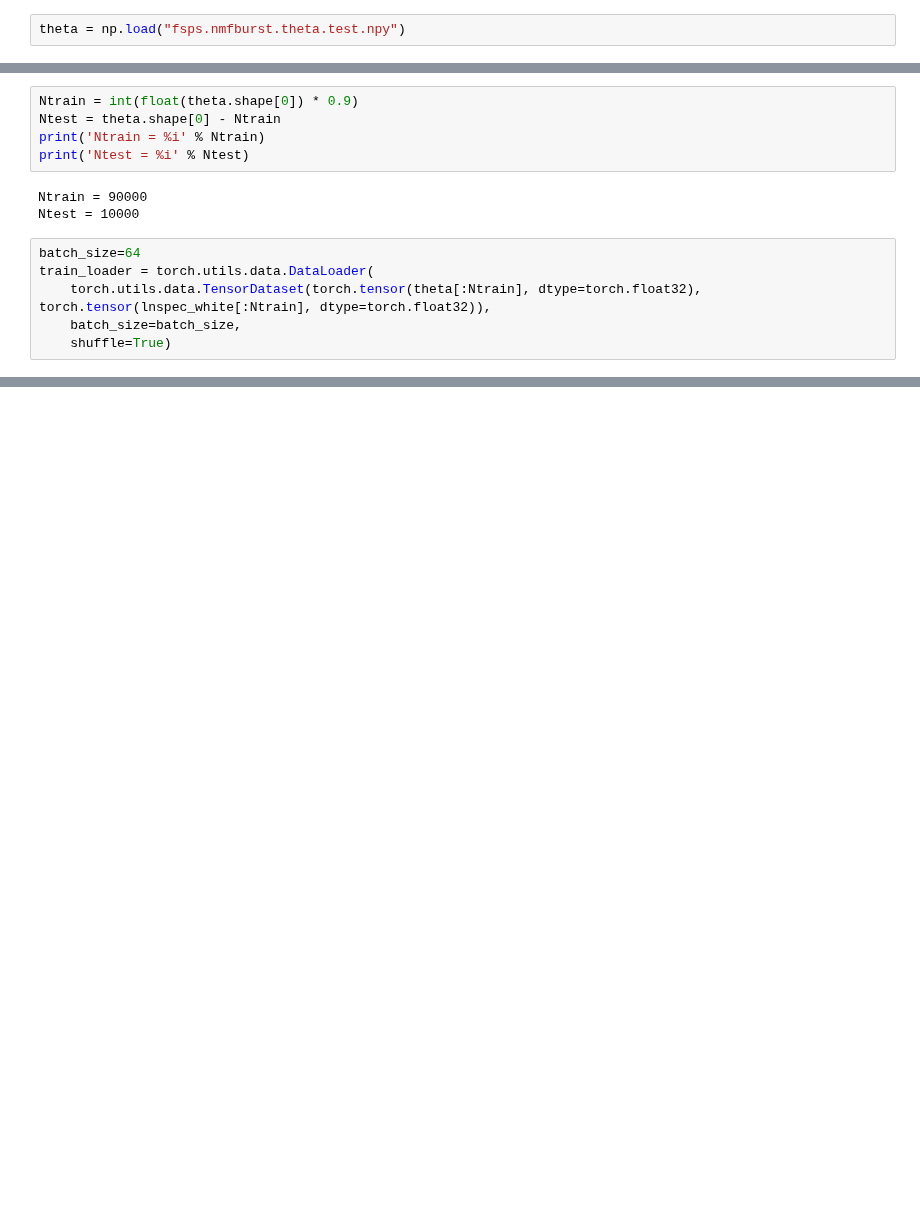
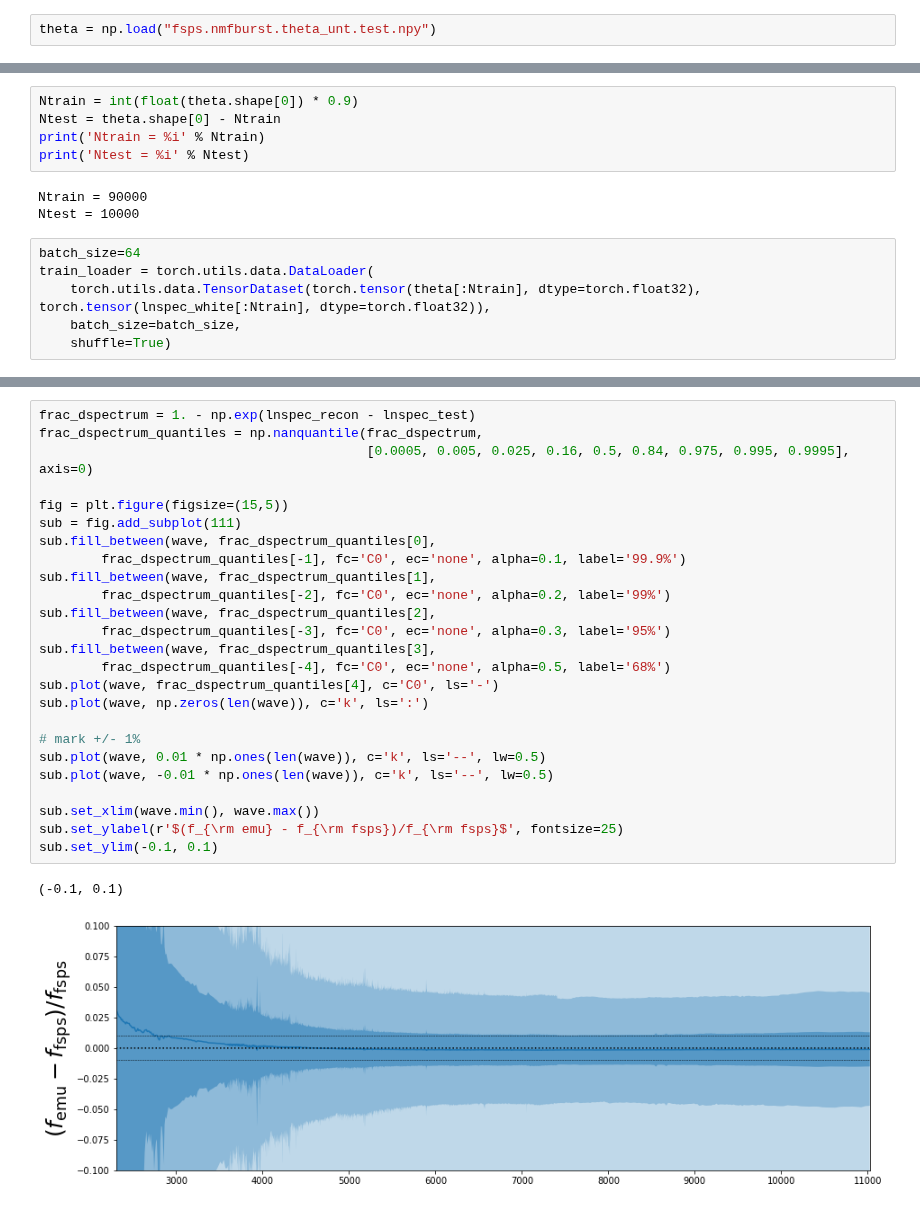
Before and after one commit to changhoonhahn/provabgs, a Jupyter notebook: nb/nmfburst_decoder.ipynb, the cells around one changed output, grey strips where cells are left out. Cells and saved outputs as stored; diff of their text form; blank space fills up the shorter version.

```diff
--- a/nb/nmfburst_decoder.ipynb
+++ b/nb/nmfburst_decoder.ipynb
@@ -25,5 +38,5 @@ from torch.nn import functional as F
 # %%
-theta = np.load("fsps.nmfburst.theta.test.npy")
+theta = np.load("fsps.nmfburst.theta_unt.test.npy")
 # %%
 # whiten the spectra
 mu_lnspec = np.mean(np.load('fsps.nmfburst.lnspectrum.test.npy'), axis=0)
@@ -158,0 +211,28 @@ Stopping
+# %%
+frac_dspectrum = 1. - np.exp(lnspec_recon - lnspec_test)
+frac_dspectrum_quantiles = np.nanquantile(frac_dspectrum,
+                                          [0.0005, 0.005, 0.025, 0.16, 0.5, 0.84, 0.975, 0.995, 0.9995], axis=0)
+
+fig = plt.figure(figsize=(15,5))
+sub = fig.add_subplot(111)
+sub.fill_between(wave, frac_dspectrum_quantiles[0],
+        frac_dspectrum_quantiles[-1], fc='C0', ec='none', alpha=0.1, label='99.9%')
+sub.fill_between(wave, frac_dspectrum_quantiles[1],
+        frac_dspectrum_quantiles[-2], fc='C0', ec='none', alpha=0.2, label='99%')
+sub.fill_between(wave, frac_dspectrum_quantiles[2],
+        frac_dspectrum_quantiles[-3], fc='C0', ec='none', alpha=0.3, label='95%')
+sub.fill_between(wave, frac_dspectrum_quantiles[3],
+        frac_dspectrum_quantiles[-4], fc='C0', ec='none', alpha=0.5, label='68%')
+sub.plot(wave, frac_dspectrum_quantiles[4], c='C0', ls='-')
+sub.plot(wave, np.zeros(len(wave)), c='k', ls=':')
+
+# mark +/- 1%
+sub.plot(wave, 0.01 * np.ones(len(wave)), c='k', ls='--', lw=0.5)
+sub.plot(wave, -0.01 * np.ones(len(wave)), c='k', ls='--', lw=0.5)
+
+sub.set_xlim(wave.min(), wave.max())
+sub.set_ylabel(r'$(f_{\rm emu} - f_{\rm fsps})/f_{\rm fsps}$', fontsize=25)
+sub.set_ylim(-0.1, 0.1)
+# %% [output]
+(-0.1, 0.1)
+[figure, added]
```
Also changed, not shown: parts of 10 cells of this notebook.
